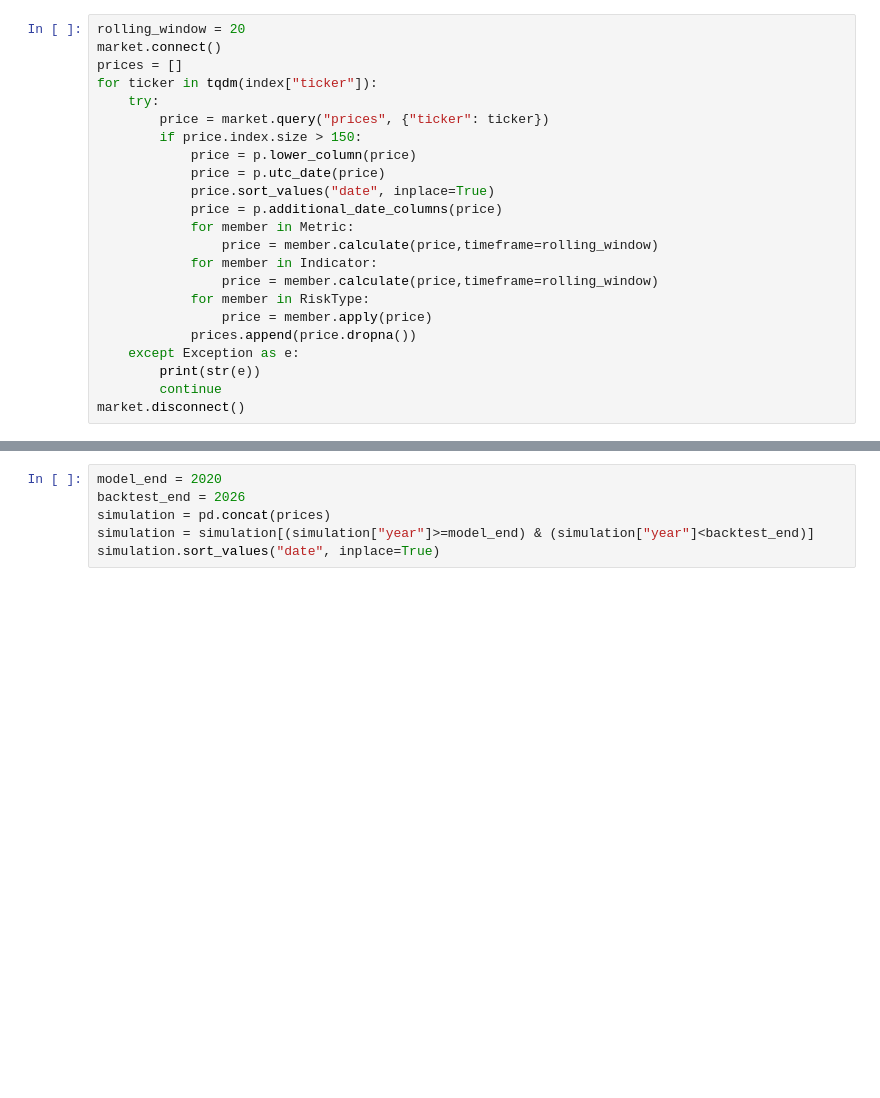
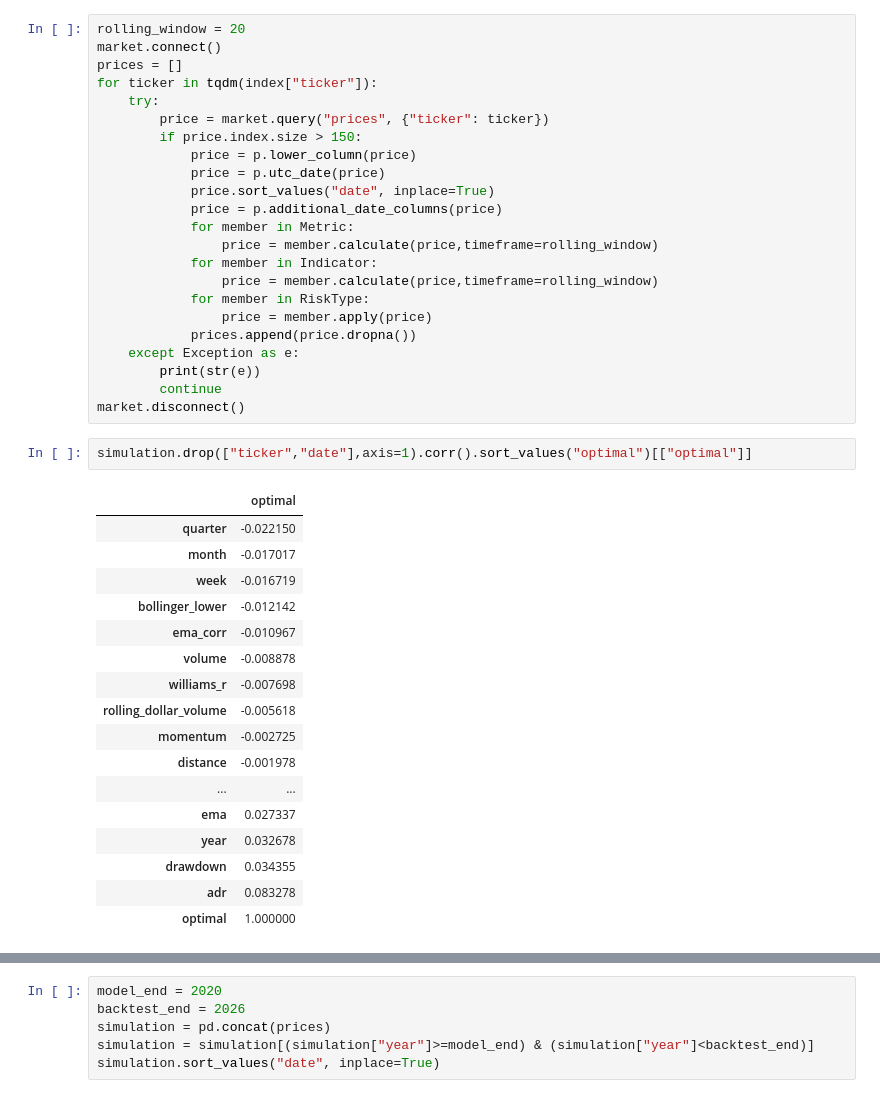
Before and after one commit to chung-ejy/orivault, a Jupyter notebook: studies/swing_trading_study/speculation_basic.ipynb, the cells around one changed output, grey strips where cells are left out. Saved outputs shown, nothing was run; the diff lists cells and outputs as text; blank space fills up the shorter version.

```diff
--- a/studies/swing_trading_study/speculation_basic.ipynb
+++ b/studies/swing_trading_study/speculation_basic.ipynb
@@ -83,3 +66,23 @@ for ticker in tqdm(index["ticker"]):
         print(str(e))
         continue
 market.disconnect()
+# %%
+simulation.drop(["ticker","date"],axis=1).corr().sort_values("optimal")[["optimal"]]
+# %% [output]
+|  | optimal |
+| quarter | -0.022150 |
+| month | -0.017017 |
+| week | -0.016719 |
+| bollinger_lower | -0.012142 |
+| ema_corr | -0.010967 |
+| volume | -0.008878 |
+| williams_r | -0.007698 |
+| rolling_dollar_volume | -0.005618 |
+| momentum | -0.002725 |
+| distance | -0.001978 |
+| ... | ... |
+| ema | 0.027337 |
+| year | 0.032678 |
+| drawdown | 0.034355 |
+| adr | 0.083278 |
+| optimal | 1.000000 |
```
Also changed, not shown: parts of 12 cells of this notebook, 1 other file.
